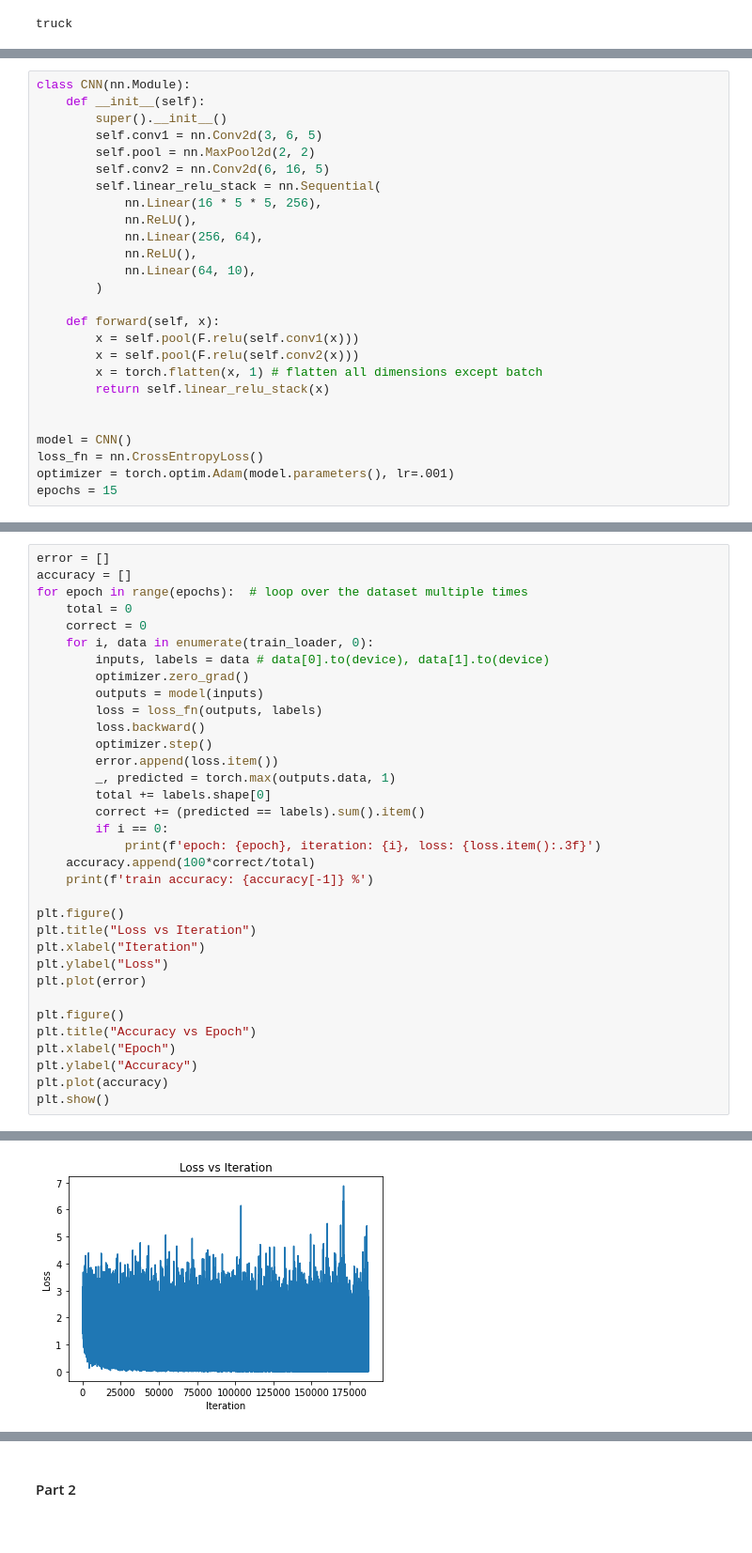
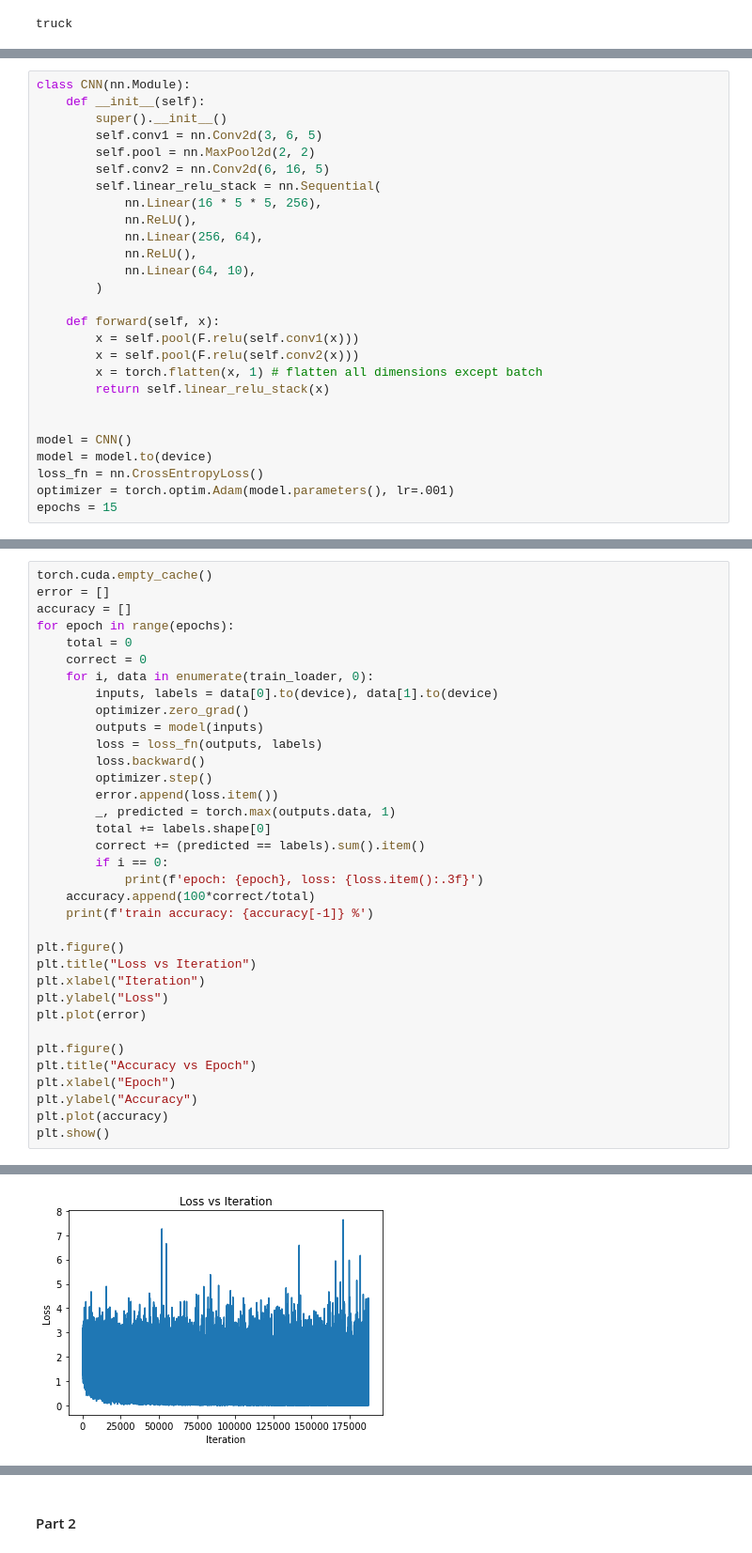
Before and after one commit to siddha20/CSCI4962, a Jupyter notebook: Homeworks/homework5/homework5.ipynb, the cells around one changed output, grey strips where cells are left out. Shown at 94% size. Saved outputs shown, nothing was run; the diff lists cells and outputs as text.

```diff
--- a/Homeworks/homework5/homework5.ipynb
+++ b/Homeworks/homework5/homework5.ipynb
@@ -79,6 +94,7 @@ class CNN(nn.Module):
 
 
 model = CNN()
+model = model.to(device)
 loss_fn = nn.CrossEntropyLoss()
 optimizer = torch.optim.Adam(model.parameters(), lr=.001)
 epochs = 15
@@ -85,11 +106,12 @@ epochs = 15
 # %%
+torch.cuda.empty_cache()
 error = []
 accuracy = []
-for epoch in range(epochs):  # loop over the dataset multiple times
+for epoch in range(epochs):
     total = 0
     correct = 0
     for i, data in enumerate(train_loader, 0):
-        inputs, labels = data # data[0].to(device), data[1].to(device)
+        inputs, labels = data[0].to(device), data[1].to(device)
         optimizer.zero_grad()
         outputs = model(inputs)
         loss = loss_fn(outputs, labels)
@@ -100,7 +122,7 @@ for epoch in range(epochs):  # loop over the dataset multiple times
         total += labels.shape[0]
         correct += (predicted == labels).sum().item()
         if i == 0:
-            print(f'epoch: {epoch}, iteration: {i}, loss: {loss.item():.3f}')
+            print(f'epoch: {epoch}, loss: {loss.item():.3f}')
     accuracy.append(100*correct/total)
     print(f'train accuracy: {accuracy[-1]} %')
 
@@ -137 +159 @@ train accuracy: 76.864 %
-[figure, old version]
+[figure, new version]
```
Also changed, not shown: parts of 20 cells of this notebook.
